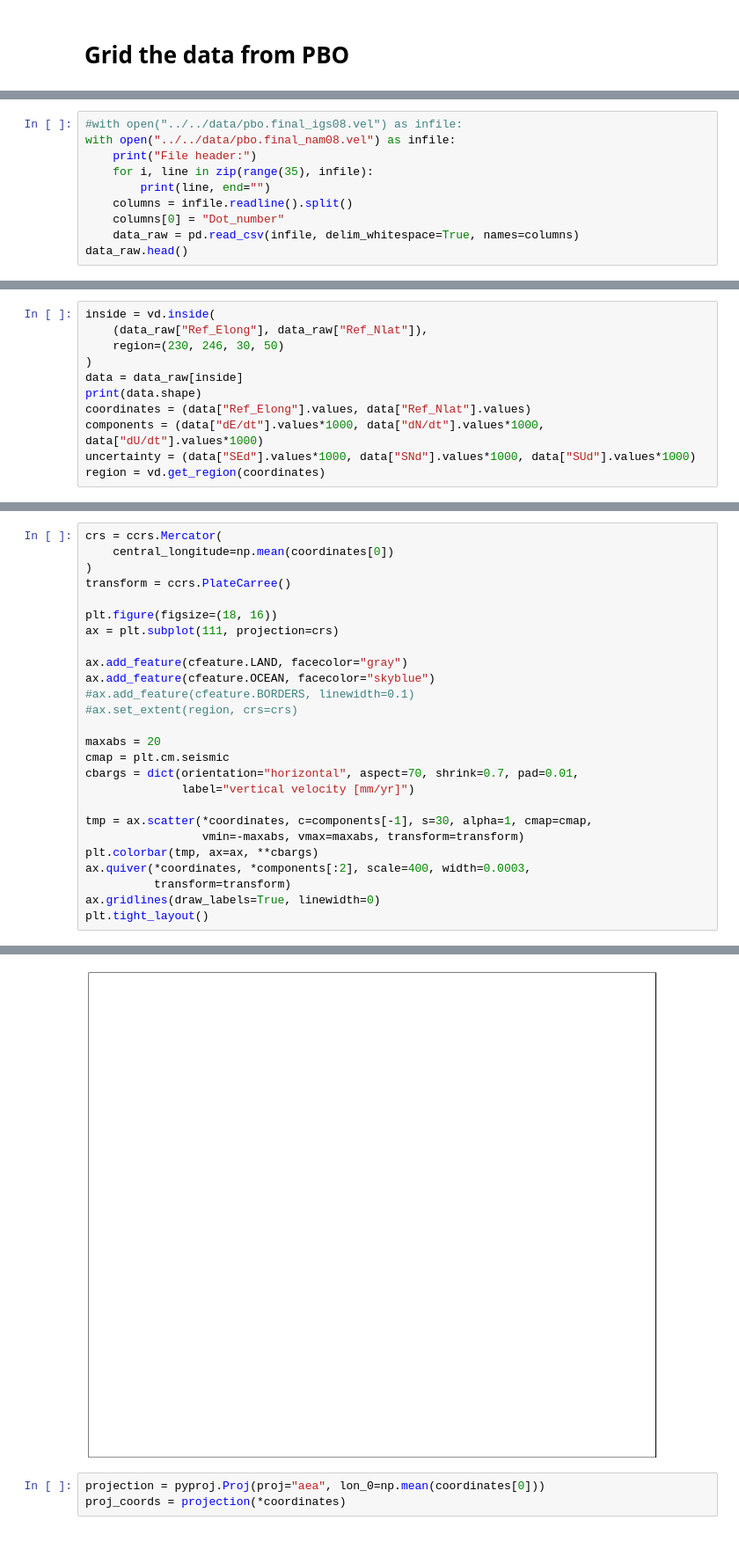
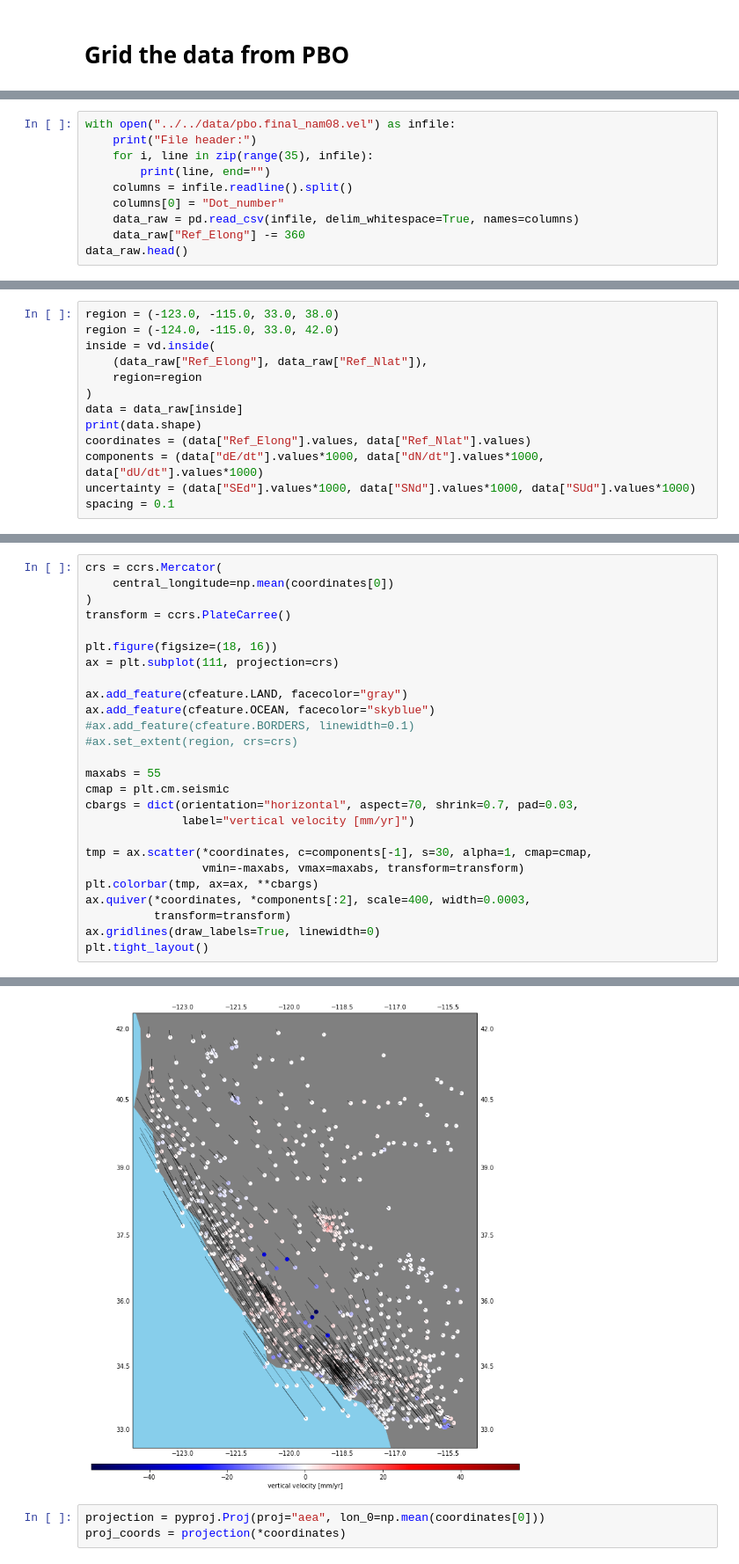
Before and after one commit to leouieda/agu2018, a Jupyter notebook: code/notebooks/pbo_data.ipynb, the cells around one changed output, grey strips where cells are left out. Shown at 88% size. Cells and saved outputs as stored; diff of their text form.

Commit message:
Trying running on the PBO data

```diff
--- a/code/notebooks/pbo_data.ipynb
+++ b/code/notebooks/pbo_data.ipynb
@@ -14,7 +15,6 @@ import verde as vd
 from dask.distributed import Client, LocalCluster
 from vectorspline3d import VectorSpline3D, VectorSpline3DCV
 # %%
-#with open("../../data/pbo.final_igs08.vel") as infile:
 with open("../../data/pbo.final_nam08.vel") as infile:
     print("File header:")
     for i, line in zip(range(35), infile):
@@ -22,6 +22,7 @@ with open("../../data/pbo.final_nam08.vel") as infile:
     columns = infile.readline().split()
     columns[0] = "Dot_number"
     data_raw = pd.read_csv(infile, delim_whitespace=True, names=columns)
+    data_raw["Ref_Elong"] -= 360
 data_raw.head()
 # %% [output]
 File header:
@@ -50,13 +51,15 @@ End Field Description
 5 rows × 30 columns
 # %%
+region = (-123.0, -115.0, 33.0, 38.0)
+region = (-124.0, -115.0, 33.0, 42.0)
 inside = vd.inside(
     (data_raw["Ref_Elong"], data_raw["Ref_Nlat"]),
-    region=(230, 246, 30, 50)
+    region=region
 )
 data = data_raw[inside]
 print(data.shape)
 coordinates = (data["Ref_Elong"].values, data["Ref_Nlat"].values)
 components = (data["dE/dt"].values*1000, data["dN/dt"].values*1000, data["dU/dt"].values*1000)
 uncertainty = (data["SEd"].values*1000, data["SNd"].values*1000, data["SUd"].values*1000)
-region = vd.get_region(coordinates)
+spacing = 0.1
 # %% [output]
@@ -75,9 +82,9 @@ ax.add_feature(cfeature.OCEAN, facecolor="skyblue")
 #ax.add_feature(cfeature.BORDERS, linewidth=0.1)
 #ax.set_extent(region, crs=crs)
 
-maxabs = 20
+maxabs = 55
 cmap = plt.cm.seismic
-cbargs = dict(orientation="horizontal", aspect=70, shrink=0.7, pad=0.01,
+cbargs = dict(orientation="horizontal", aspect=70, shrink=0.7, pad=0.03,
               label="vertical velocity [mm/yr]")
 
 tmp = ax.scatter(*coordinates, c=components[-1], s=30, alpha=1, cmap=cmap,
@@ -92,4 +98,4 @@ AttributeError: 'property' object has no attribute 'get'
-[figure, old version]
+[figure, new version]
 # %%
 projection = pyproj.Proj(proj="aea", lon_0=np.mean(coordinates[0]))
 proj_coords = projection(*coordinates)
```
Also changed, not shown: parts of 17 cells of this notebook.
